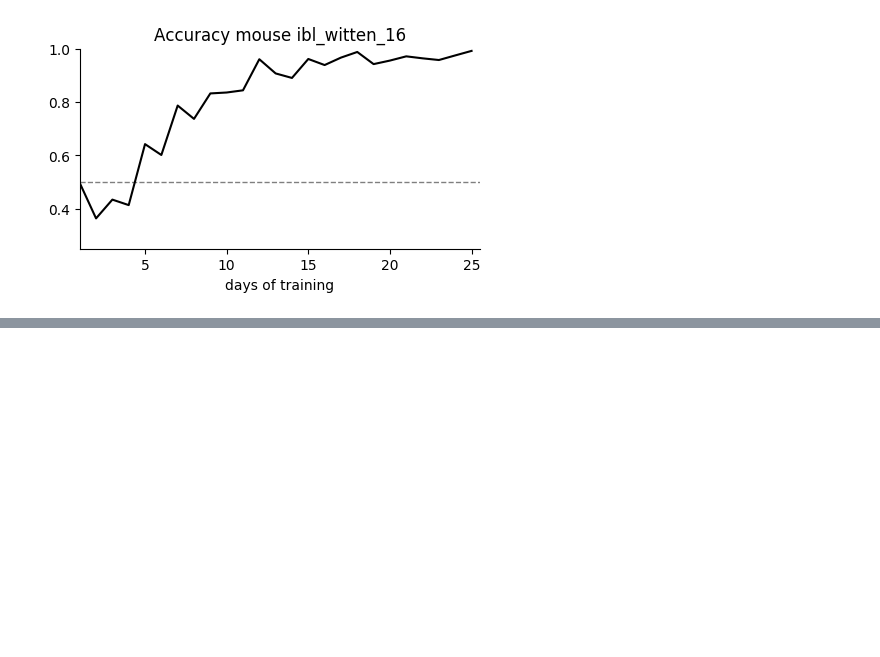
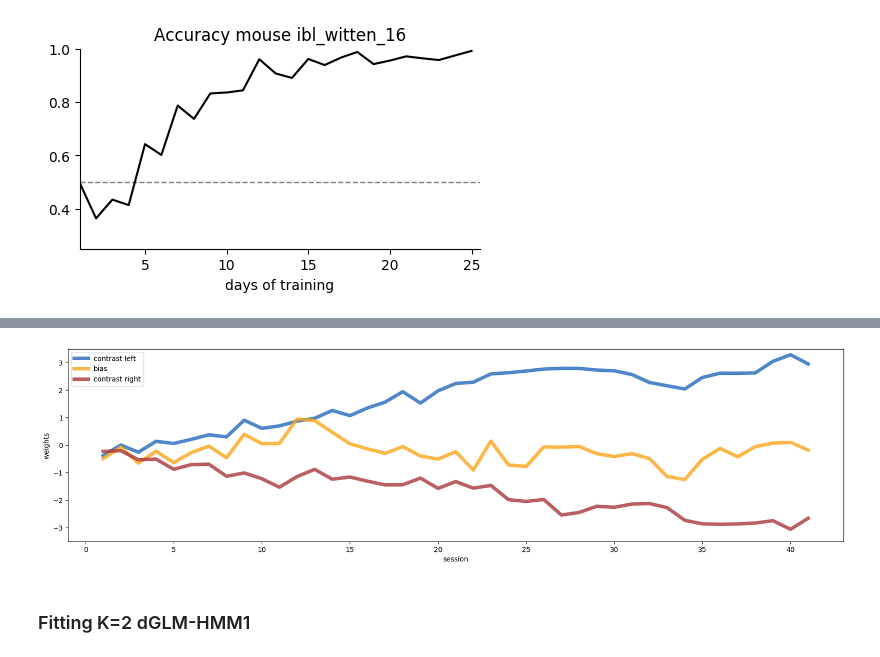
Before and after one commit to lenca56/Pillow_dGLM-HMM, a Jupyter notebook: code/IBL_Analysis.ipynb, the cells around one changed output, grey strips where cells are left out. Saved outputs shown, nothing was run; the diff lists cells and outputs as text; code cells hidden in the pictures; blank space fills up the shorter version.

Commit message:
fitting IBL data standard GLM-HMM and K=1,2 dGLM-HMM1 models

```diff
--- a/code/IBL_Analysis.ipynb
+++ b/code/IBL_Analysis.ipynb
@@ -371,0 +367,35 @@ print(a)
+# %%
+def plotting_weights_IBL(w, sessInd, axes, sessStop=None, title='', save_fig=False):
+    K = w.shape[1]
+    sess = len(sessInd)-1
+
+    if (K==1):
+        if (sessStop==None):
+            axes.plot(range(1,sess+1),w[sessInd[:-1],0,1,1],color="#2369BD",linewidth=5,label='contrast left', alpha=0.8)
+            axes.plot(range(1,sess+1),w[sessInd[:-1],0,0,1],color='#FAA61A',linewidth=5, label='bias', alpha=0.8)
+            axes.plot(range(1,sess+1),w[sessInd[:-1],0,2,1],color="#A9373B",linewidth=5, label='contrast right', alpha=0.8)
+        else:
+
+            axes.plot(range(1,sessStop+1),w[sessInd[:sessStop],0,1,1],color="#2369BD",linewidth=5,label='contrast left', alpha=0.8)
+            axes.plot(range(1,sessStop+1),w[sessInd[:sessStop],0,0,1],color='#FAA61A',linewidth=5, label='bias', alpha=0.8)
+            axes.plot(range(1,sessStop+1),w[sessInd[:sessStop],0,2,1],color="#A9373B",linewidth=5, label='contrast right', alpha=0.8)
+
+        axes.set_ylim(-3.5,3.5)
+        #axes[0].set_title(title)
+        axes.set_ylabel("weights")
+        axes.set_xlabel('session')
+        # axes[0].set_yticks([-2,0,2])
+        # axes[0].set_ylim(-3,3)
+        # axes[1].set_ylim(-0.2,2.1)
+        # axes[1].set_yticks([0,2])
+        #axes[1].set_ylabel("weights")
+        axes.set_xlabel('session')
+
+        axes.legend()
+        axes.legend()
+fig, axes = plt.subplots(1, figsize=(20,5))
+plotting_weights_IBL(allW[6],sessInd, axes)
+# %% [output]
+[figure, added]
+# %% [markdown]
+### Fitting K=2 dGLM-HMM1
```
Also changed, not shown: parts of 14 cells of this notebook, 4 other files.
